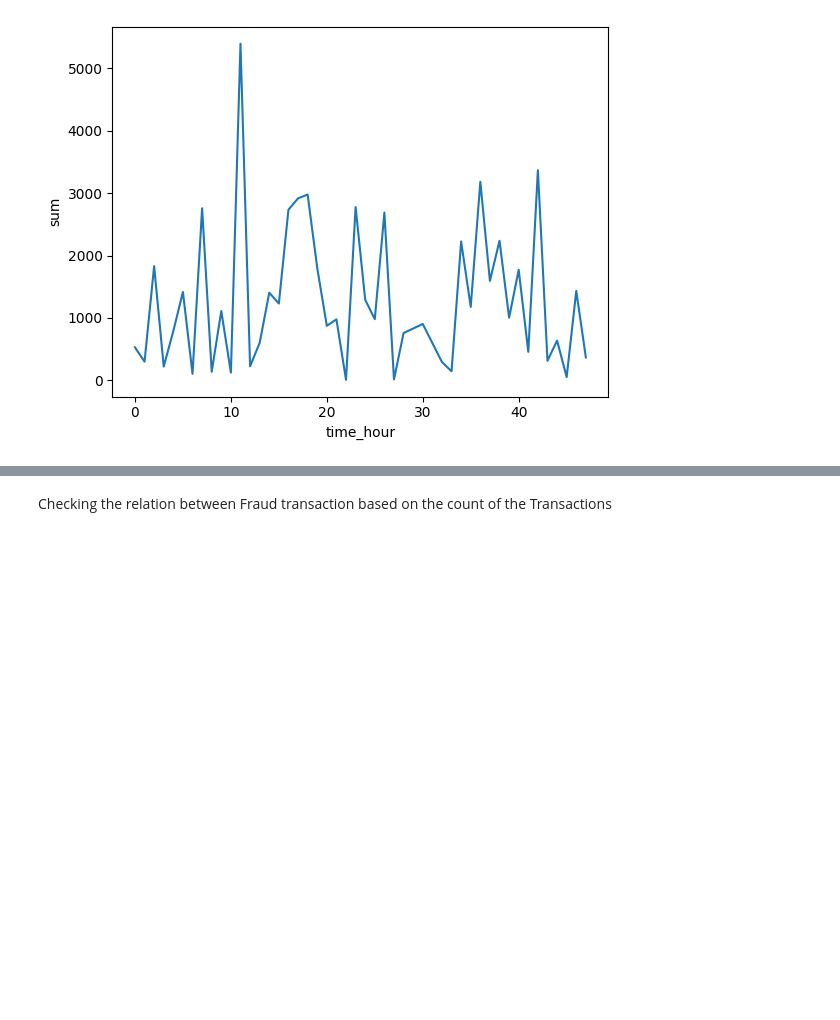
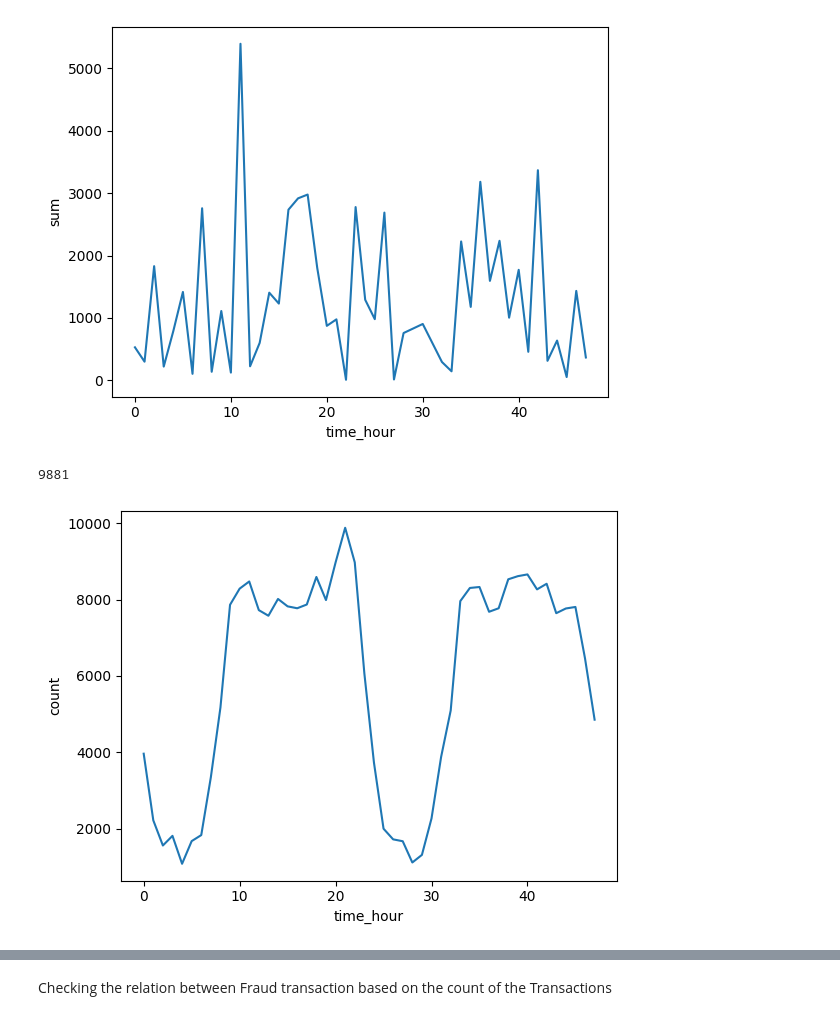
Before and after one commit to SuvitKumar003/Credit-Card-Fraud-Detection, a Jupyter notebook: code1.ipynb, the cells around one changed output, grey strips where cells are left out. Saved outputs shown, nothing was run; the diff lists cells and outputs as text; code cells hidden in the pictures; blank space fills up the shorter version.

```diff
--- a/code1.ipynb
+++ b/code1.ipynb
@@ -205,3 +205,10 @@ sns.lineplot(x='time_hour',y='sum',data=data_set[data_set['Class']==1])
 # %% [output]
 <Axes: xlabel='time_hour', ylabel='sum'>
 [figure]
+# %%
+sns.lineplot(x='time_hour',y='count',data=data_set[data_set['Class']==0])
+
+max(data_set[data_set['Class'] == 0]['count'])
+# %% [output]
+9881
+[figure, added]
```
Also changed, not shown: parts of 16 cells of this notebook.
